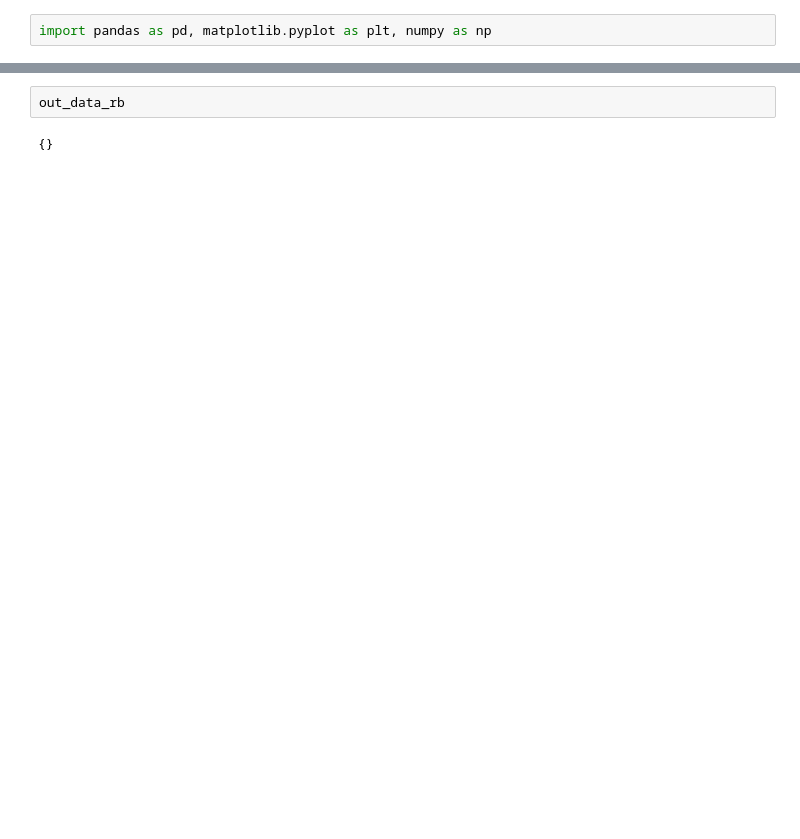
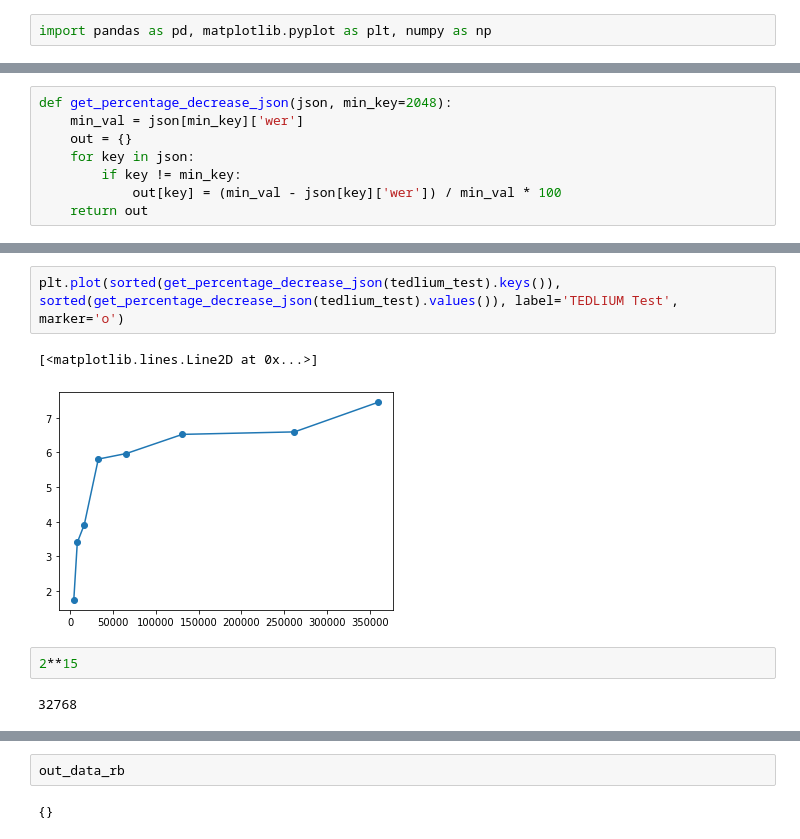
Before and after one commit to robflynnyh/long-context-asr, a Jupyter notebook: eval/results/eval.ipynb, the cells around one changed output, grey strips where cells are left out. Saved outputs shown, nothing was run; the diff lists cells and outputs as text; blank space fills up the shorter version.

```diff
--- a/eval/results/eval.ipynb
+++ b/eval/results/eval.ipynb
@@ -60,0 +40,8 @@ out_data
+# %%
+def get_percentage_decrease_json(json, min_key=2048):
+    min_val = json[min_key]['wer']
+    out = {}
+    for key in json:
+        if key != min_key:
+            out[key] = (min_val - json[key]['wer']) / min_val * 100
+    return out
@@ -60,0 +71,9 @@ out_data
+# %%
+plt.plot(sorted(get_percentage_decrease_json(tedlium_test).keys()), sorted(get_percentage_decrease_json(tedlium_test).values()), label='TEDLIUM Test', marker='o')
+# %% [output]
+[<matplotlib.lines.Line2D at 0x...>]
+[figure, added]
+# %%
+2**15
+# %% [output]
+32768
```
Also changed, not shown: parts of 34 cells of this notebook, 15 other files.
